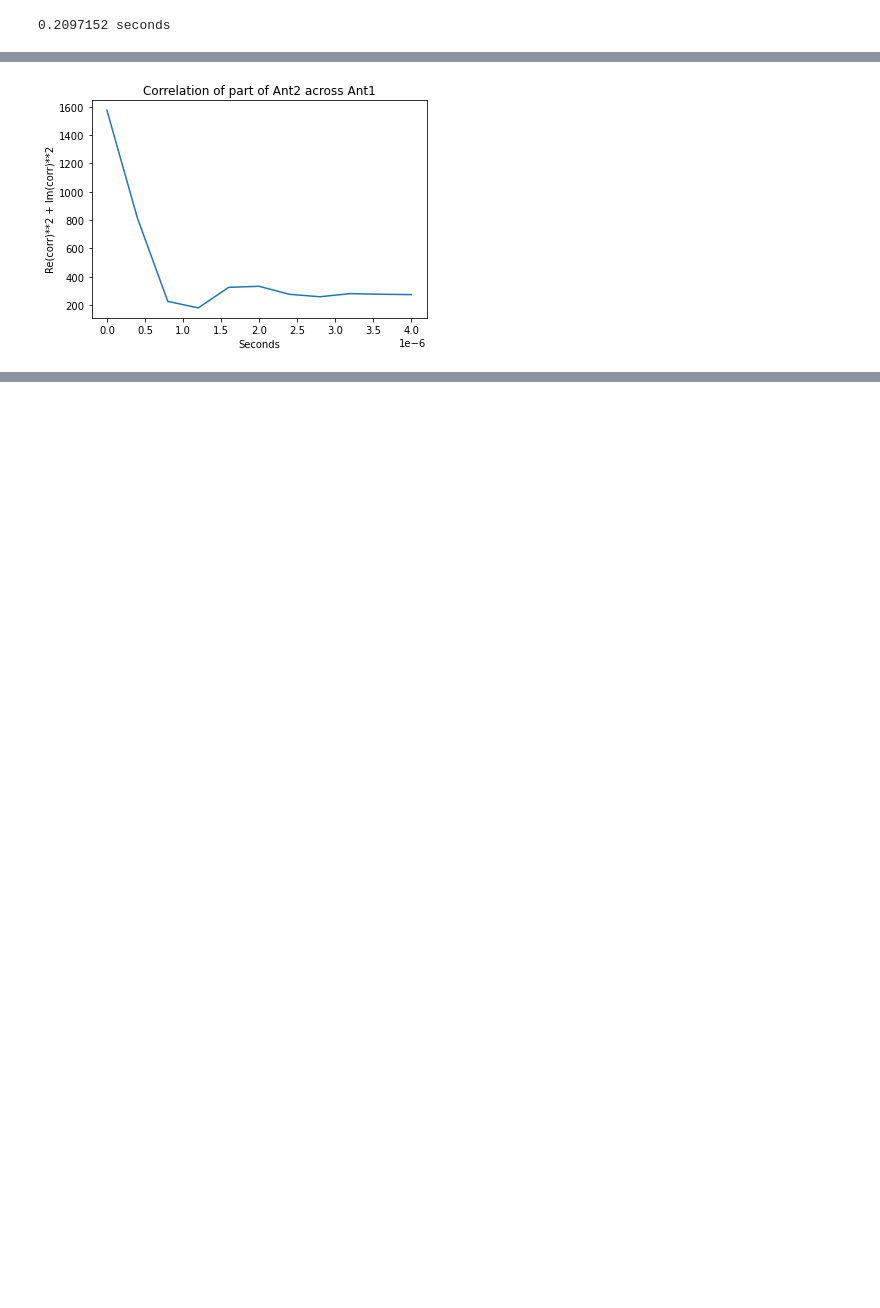
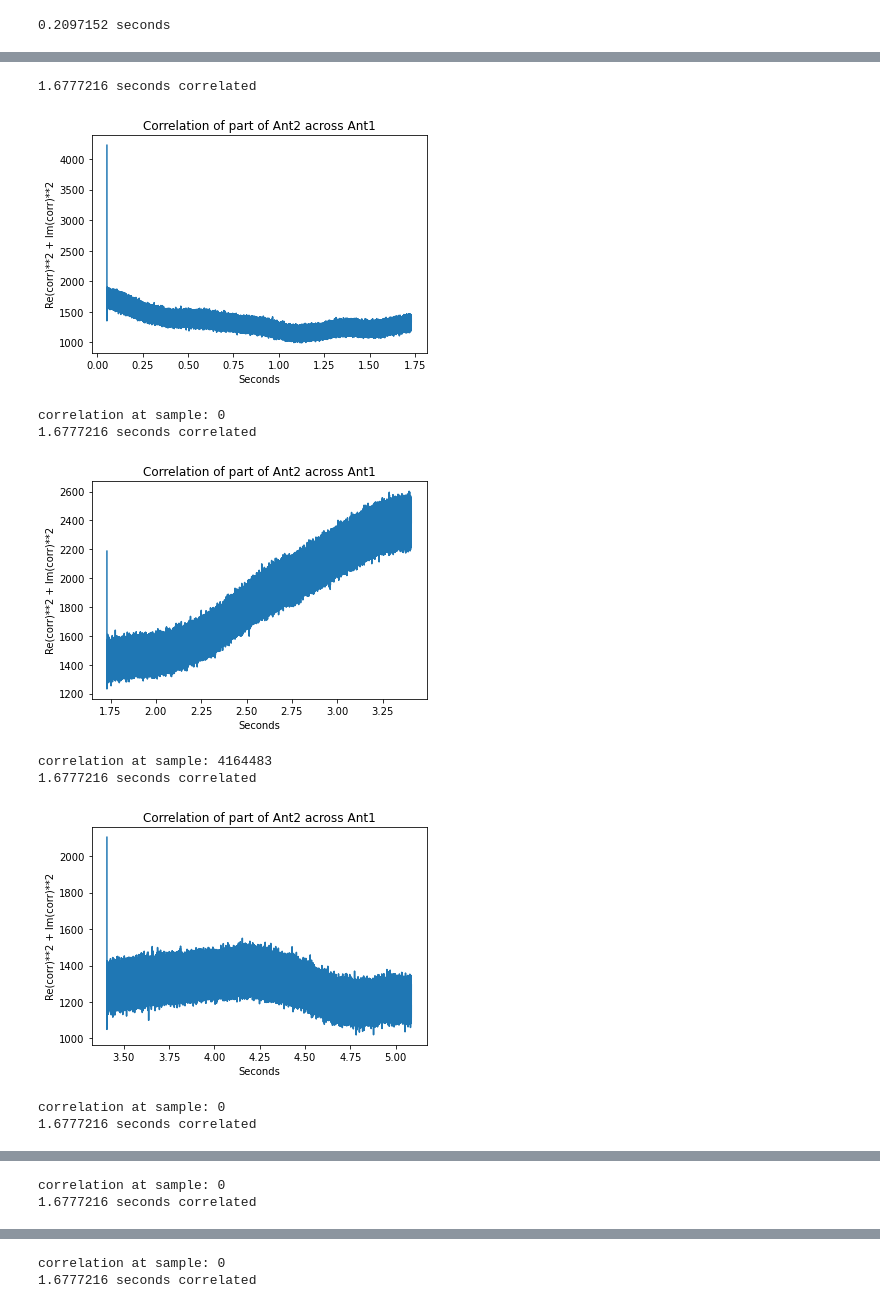
Before and after one commit to woutervantol/RadioAstronomyInterferometerAnalysis, a Jupyter notebook: test.ipynb, the cells around one changed output, grey strips where cells are left out. Saved outputs shown, nothing was run; the diff lists cells and outputs as text; code cells hidden in the pictures; blank space fills up the shorter version.

```diff
--- a/test.ipynb
+++ b/test.ipynb
@@ -263,0 +368,13 @@ plt.show()
+# %%
+data1 = np.fromfile(names[7], dtype=np.complex64, count=int(2**18)*8, offset=base_offset*8)
+data2 = np.fromfile(names[6], dtype=np.complex64, count=int(2**18), offset=base_offset*8)
+corr = signal.correlate(data1, data2, mode="valid")
+x = signal.correlation_lags(len(data1), len(data2), mode="valid") / (2.5*1e6)
+plt.plot(x, np.real(corr)**2 + np.imag(corr)**2)
+plt.xlabel("Seconds")
+plt.ylabel("Re(corr)**2 + Im(corr)**2")
+plt.title("Correlation of part of Ant2 across Ant1")
+# plt.savefig("delay_correlation", dpi=500)
+plt.show()
+
+delay_sample = np.argmax(np.real(corr)**2 + np.imag(corr)**2)
@@ -264,6 +417,6 @@ plt.show()
 # %%
-data1 = np.fromfile(names[0], dtype=np.complex64, count=int(2**16)*8, offset=2**18*8)
-data2 = np.fromfile(names[1], dtype=np.complex64, count=int(2**16), offset=2**18*8)
+data1 = np.fromfile(names[0], dtype=np.complex64, count=int(2**18)*8, offset=base_offset*8)
+data2 = np.fromfile(names[1], dtype=np.complex64, count=int(2**18), offset=base_offset*8)
 corr = signal.correlate(data1, data2, mode="valid")
 x = signal.correlation_lags(len(data1), len(data2), mode="valid") / (2.5*1e6)
 plt.plot(x, np.real(corr)**2 + np.imag(corr)**2)
@@ -272,4 +425,7 @@ plt.ylabel("Re(corr)**2 + Im(corr)**2")
 plt.title("Correlation of part of Ant2 across Ant1")
 # plt.savefig("delay_correlation", dpi=500)
 plt.show()
+
+delay_sample = np.argmax(np.real(corr)**2 + np.imag(corr)**2)
+print(delay_sample)
 # %% [output]
@@ -277,13 +434,26 @@ plt.show()
 # %%
-data1 = np.fromfile(names[0], dtype=np.complex64, count=int(nrchan*8) + 10, offset=nrchan*8*128 + nrchan*8*32 + nrchan*8*16 + delay_sample*8)
-data2 = np.fromfile(names[1], dtype=np.complex64, count=int(nrchan*8), offset=nrchan*8*128 + nrchan*8*32 + nrchan*8*16)
-corr = signal.correlate(data1, data2, mode="valid")
-x = signal.correlation_lags(len(data1), len(data2), mode="valid") / (2.5*1e6)
-plt.plot(x, np.real(corr)**2 + np.imag(corr)**2)
-plt.xlabel("Seconds")
-plt.ylabel("Re(corr)**2 + Im(corr)**2")
-plt.title("Correlation of part of Ant2 across Ant1")
-# plt.savefig("delay_correlation", dpi=500)
-plt.show()
+for i in range(0, 20):
+    samples = 2**22
+    print(samples / (2.5*1e6), "seconds correlated")
+    data1 = np.fromfile(names[0], dtype=np.complex64, count=int(samples)*2, offset=base_offset*8 + samples*8*i + delay_sample*8)
+    data2 = np.fromfile(names[1], dtype=np.complex64, count=int(samples), offset=base_offset*8 + samples*8*i)
+    corr = signal.correlate(data1, data2, mode="valid")
+    x = (signal.correlation_lags(len(data1), len(data2), mode="valid") + base_offset + samples*i) / (2.5*1e6)
+    plt.plot(x, np.real(corr)**2 + np.imag(corr)**2)
+    plt.xlabel("Seconds")
+    plt.ylabel("Re(corr)**2 + Im(corr)**2")
+    plt.title("Correlation of part of Ant2 across Ant1")
+    # plt.savefig("delay_correlation", dpi=500)
+    plt.show()
+    print("correlation at sample:", np.argmax(np.real(corr)**2 + np.imag(corr)**2))
 # %% [output]
+1.6777216 seconds correlated
-[figure, old version]
+[figure, new version]
+correlation at sample: 0
+1.6777216 seconds correlated
+[figure, added]
+correlation at sample: 4164483
+1.6777216 seconds correlated
+[figure, added]
+correlation at sample: 0
+1.6777216 seconds correlated
@@ -289,0 +461,2 @@ plt.show()
+correlation at sample: 0
+1.6777216 seconds correlated
@@ -289,0 +464,2 @@ plt.show()
+correlation at sample: 0
+1.6777216 seconds correlated
```
Also changed, not shown: parts of 18 cells of this notebook.
